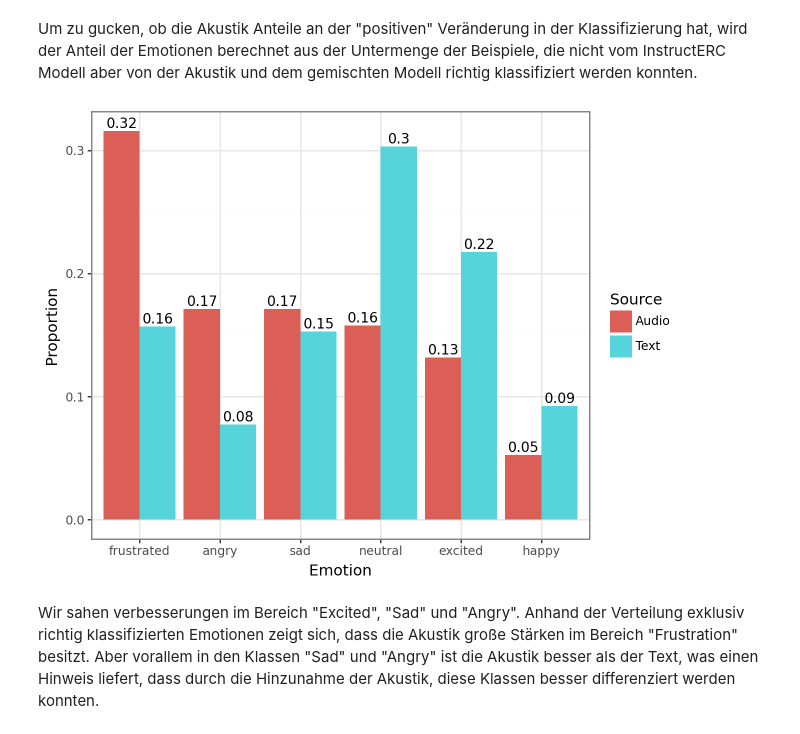
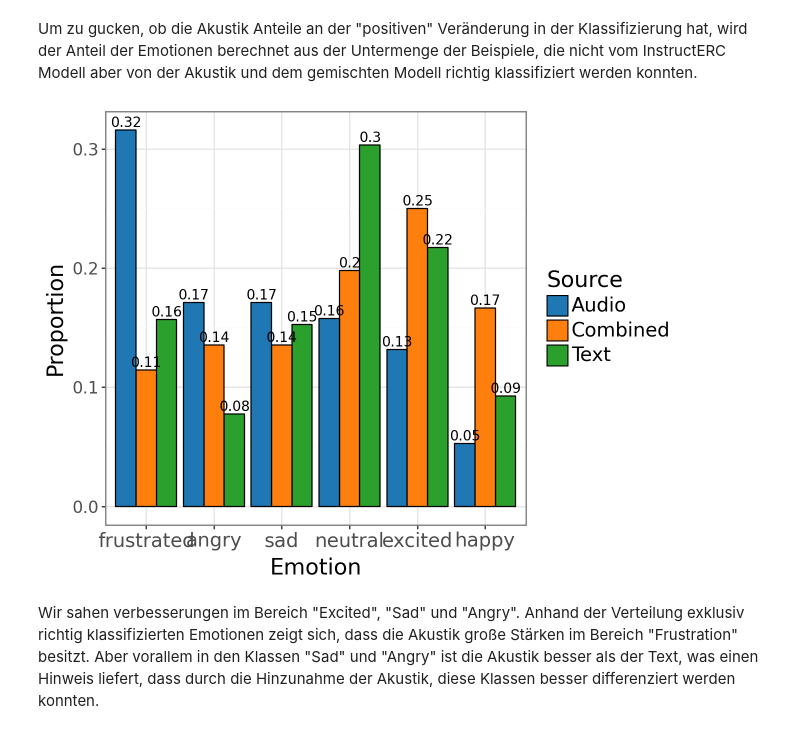
Before and after one commit to HenFo/Masterarbeit, a Jupyter notebook: analysis/mm_models/concat_iemocap.ipynb, the cells around one changed output. Drawn from its saved outputs; the diff is of its cells as text; code cells hidden in the pictures.

```diff
--- a/analysis/mm_models/concat_iemocap.ipynb
+++ b/analysis/mm_models/concat_iemocap.ipynb
@@ -306,65 +306,97 @@ Um zu gucken, ob die Akustik Anteile an der "positiven" Veränderung in der Klas
 # %%
 from plotnine import (
     aes,
+    element_text,
     geom_col,
+    geom_text,
     ggplot,
     labs,
+    position_dodge,
+    scale_fill_manual,
+    theme,
     theme_bw,
     xlab,
     ylab,
-    geom_text,
-    position_dodge,
+    scale_fill_brewer
 )
 
 correct_by_model_and_audio_but_not_text = df_iemocap[
-    (combined_model)
-    & (not_text_only_model)
-    & (audio_only_model)
+    (combined_model) & (not_text_only_model) & (audio_only_model)
 ]
 
 correct_by_model_and_text_but_not_audio = df_iemocap[
     combined_model & not_audio_only_model & text_only_model
 ]
 
+correct_by_model_only = df_iemocap[
+    (combined_model) & (not_audio_only_model) & (not_text_only_model)
+]
+
 
 proportions = correct_by_model_and_audio_but_not_text.value_counts(
     "target", normalize=True
 ).to_frame(name="Audio")
-proportions = proportions.merge(
-    correct_by_model_and_text_but_not_audio.value_counts("target", normalize=True).to_frame(
-        name="Text"
-    ),
-    how="outer",
-    on="target",
-).reset_index()
+proportions = (
+    proportions.merge(
+        correct_by_model_and_text_but_not_audio.value_counts(
+            "target", normalize=True
+        ).to_frame(name="Text"),
+        how="outer",
+        on="target",
+    )
+    .merge(
+        correct_by_model_only.value_counts("target", normalize=True).to_frame(
+            name="Combined"
+        ),
+        how="outer",
+        on="target",
+    )
+    .reset_index()
+)
 proportions = proportions.melt(
     id_vars="target",
-    value_vars=["Audio", "Text"],
+    value_vars=["Audio", "Text", "Combined"],
     var_name="source",
     value_name="proportion",
 )
+
+proportions["proportion"] = proportions["proportion"].fillna(0.0)
 proportions["target"] = pd.Categorical(
     proportions["target"],
-    categories=correct_by_model_and_audio_but_not_text.value_counts("target").index,
+    categories=proportions[proportions["source"] == "Audio"].sort_values(
+        by="proportion", ascending=False
+    )["target"],
 )
 
-(
+
+p = (
     ggplot(proportions, aes(x="factor(target)", y="proportion", fill="source"))
-    + geom_col(position="dodge")
+    + geom_col(position="dodge", color="black")
     + geom_text(
         aes(label="round(proportion, 2)"),
         va="bottom",
         position=position_dodge(0.9),
         size=10,
     )
     + ylab("Proportion")
     + xlab("Emotion")
     + labs(fill="Source")
     + theme_bw()
+    + theme(
+        axis_text_x=element_text(size=14),
+        axis_text_y=element_text(size=12),
+        axis_title=element_text(size=16),
+        legend_text=element_text(size=14),
+        legend_title=element_text(size=16),
+    )
+    + scale_fill_manual(values=["#1f77b4", "#ff7f0e", "#2ca02c"])
 )
+
+p.show()
+p.save("images/concat_iemocap_proportions.png", width=10, height=5)
 # proportions
 # %% [output]
-[figure, old version]
+[figure, new version]
 # %% [markdown]
 Wir sahen verbesserungen im Bereich "Excited", "Sad" und "Angry". Anhand der Verteilung exklusiv richtig klassifizierten Emotionen zeigt sich, dass die Akustik große Stärken im Bereich "Frustration" besitzt.
 Aber vorallem in den Klassen "Sad" und "Angry" ist die Akustik besser als der Text, was einen Hinweis liefert, dass durch die Hinzunahme der Akustik, diese Klassen besser differenziert werden konnten.
```
Also changed, not shown: parts of 6 cells of this notebook, 9 other files.
